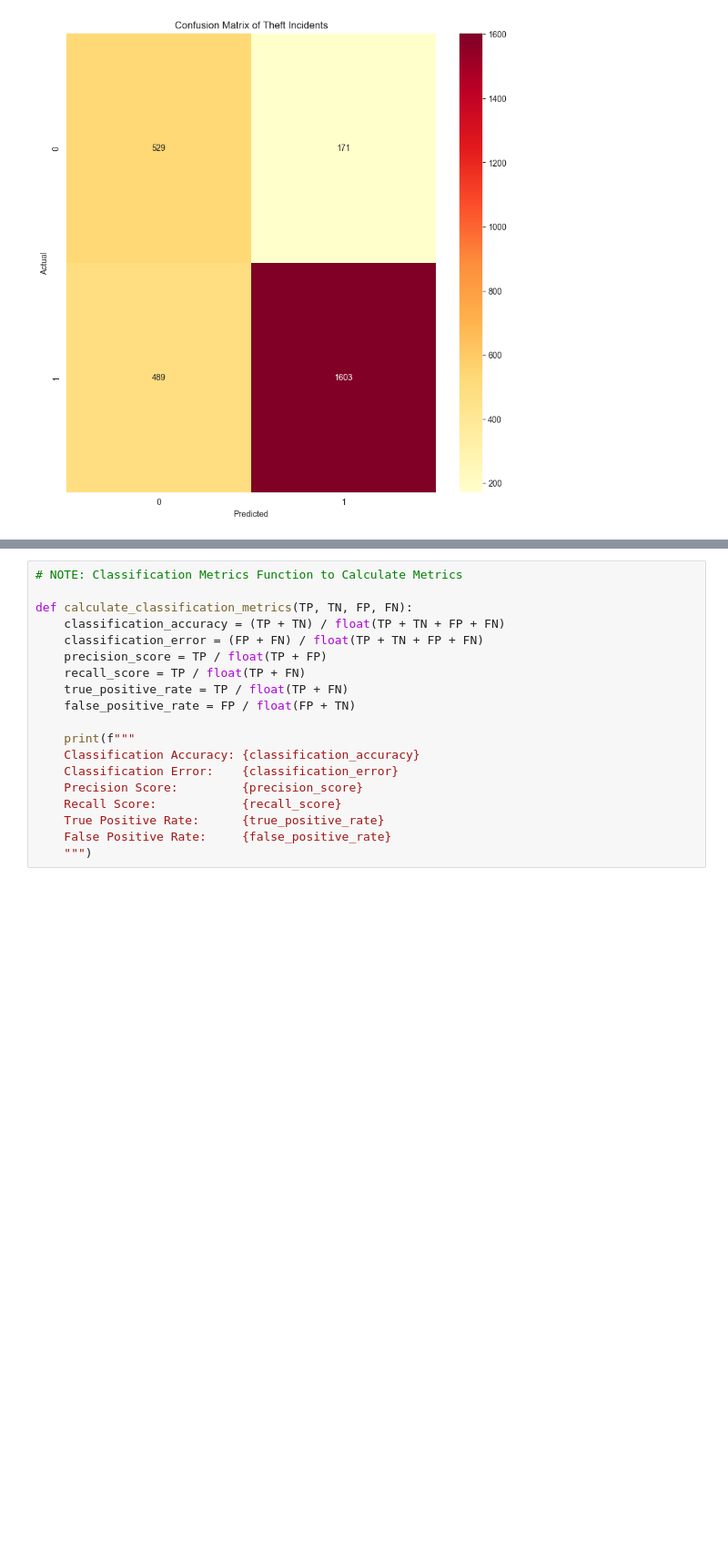
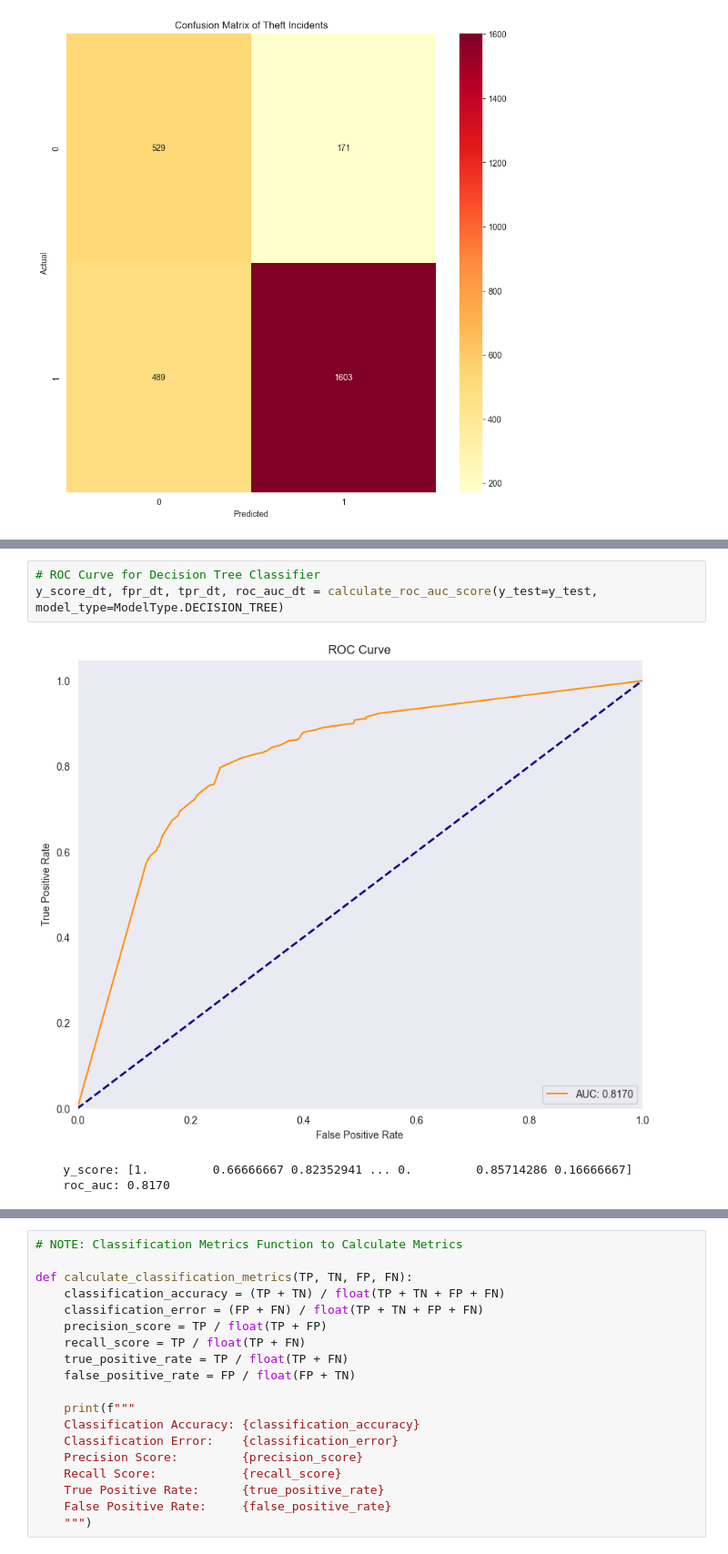
Before and after one commit to Hi-kue/syncgraph-309, a Jupyter notebook: server/insights/c309_r2_toodu_model.ipynb, the cells around one changed output, grey strips where cells are left out. Shown at 91% size. Drawn from its saved outputs; the diff is of its cells as text; blank space fills up the shorter version.

```diff
--- a/server/insights/c309_r2_toodu_model.ipynb
+++ b/server/insights/c309_r2_toodu_model.ipynb
@@ -378,0 +432,7 @@ plt.show()
+# %%
+# ROC Curve for Decision Tree Classifier
+y_score_dt, fpr_dt, tpr_dt, roc_auc_dt = calculate_roc_auc_score(y_test=y_test, model_type=ModelType.DECISION_TREE)
+# %% [output]
+[figure, added]
+    y_score: [1.         0.66666667 0.82352941 ... 0.         0.85714286 0.16666667]
+    roc_auc: 0.8170
```
Also changed, not shown: parts of 6 cells of this notebook, 3 other files.
